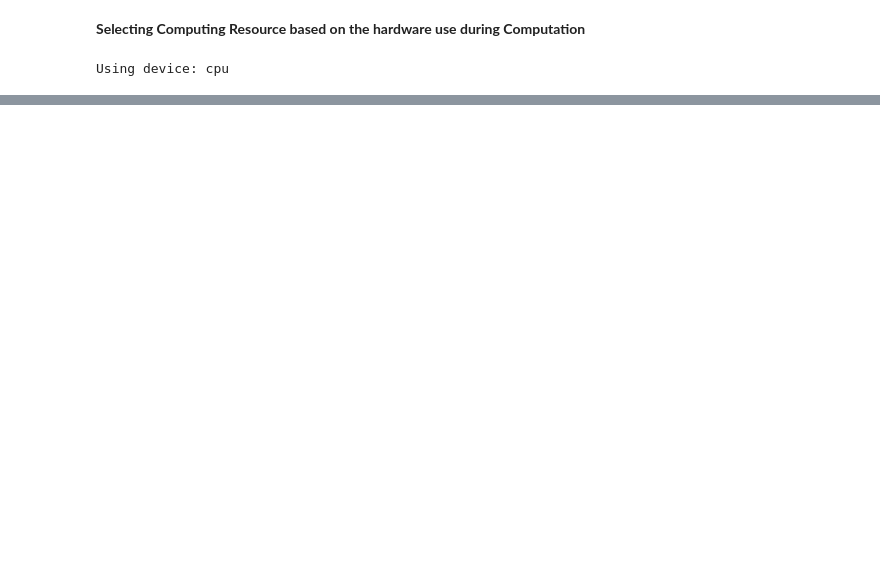
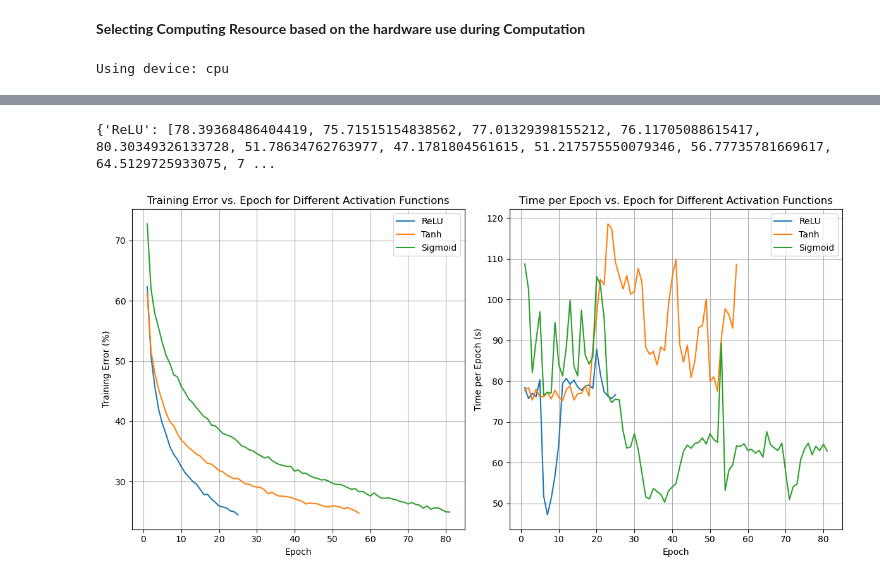
Before and after one commit to arunrimal/DeepLearning_CIFAR, a Jupyter notebook: Cifar_deepLearning.ipynb, the cells around one changed output, grey strips where cells are left out. Drawn from its saved outputs; the diff is of its cells as text; code cells hidden in the pictures; blank space fills up the shorter version.

```diff
--- a/Cifar_deepLearning.ipynb
+++ b/Cifar_deepLearning.ipynb
@@ -442,0 +344,4 @@ def plot_results(activation_name, epoch_errors, epoch_times):
+# %%
+# Store results for all activation functions
+training_errors_adam = {}
+training_times_adam = {}
@@ -442,0 +419,35 @@ def plot_results(activation_name, epoch_errors, epoch_times):
+# %%
+print(training_times_adam)
+# %% [output]
+{'ReLU': [78.39368486404419, 75.71515154838562, 77.01329398155212, 76.11705088615417, 80.30349326133728, 51.78634762763977, 47.1781804561615, 51.217575550079346, 56.77735781669617, 64.5129725933075, 7 ...
+# %%
+# Plot epoch times and training errors for all activation functions
+plt.figure(figsize=(12, 6))
+
+# Plot training error vs epoch
+plt.subplot(1, 2, 1)  # 1 row, 2 columns, first subplot
+for activation_name, errors in training_errors_adam.items():
+    plt.plot(range(1, len(errors) + 1), errors, label=activation_name)
+
+plt.xlabel("Epoch")
+plt.ylabel("Training Error (%)")
+plt.title("Training Error vs. Epoch for Different Activation Functions")
+plt.legend()
+plt.grid(True)
+
+# Plot time vs epoch
+plt.subplot(1, 2, 2)  # 1 row, 2 columns, second subplot
+for activation_name, times in training_times_adam.items():
+    plt.plot(range(1, len(times) + 1), times, label=activation_name)
+
+plt.xlabel("Epoch")
+plt.ylabel("Time per Epoch (s)")
+plt.title("Time per Epoch vs. Epoch for Different Activation Functions")
+plt.legend()
+plt.grid(True)
+
+# Display the figure with both subplots
+plt.tight_layout()  # Adjust layout to prevent overlap
+plt.show()
+# %% [output]
+[figure, added]
```
Also changed, not shown: parts of 40 cells of this notebook.
